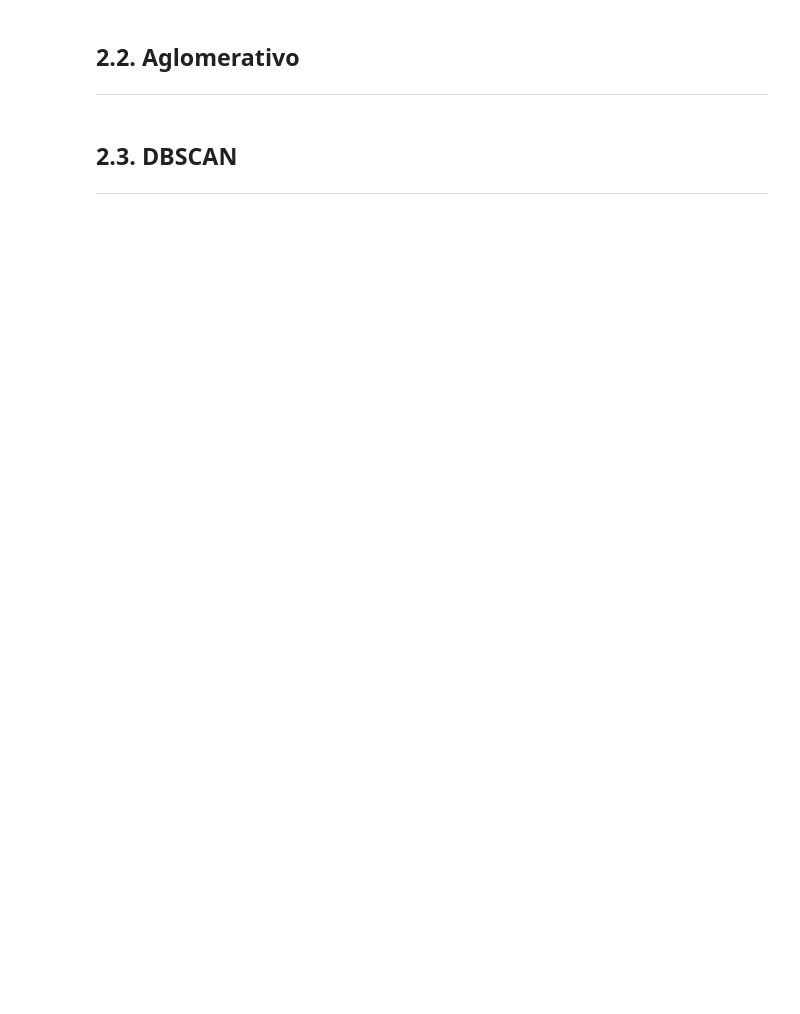
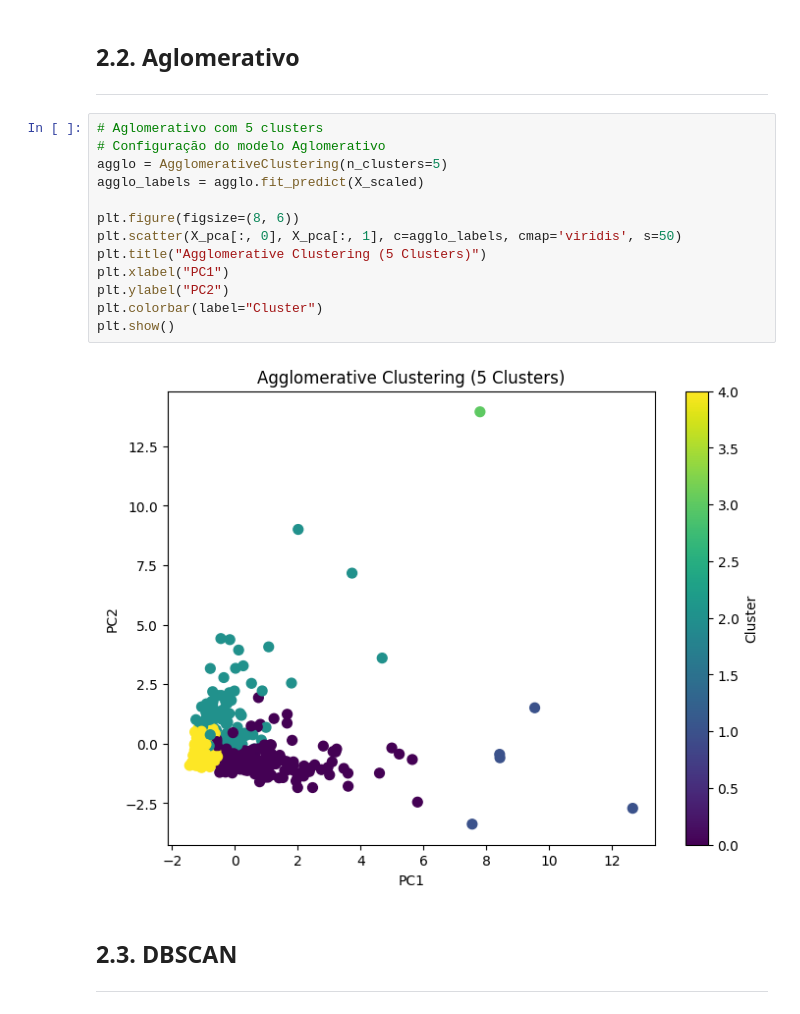
Before and after one commit to KesleyJS/TrabalhoML, a Jupyter notebook: Lista03/Lista3.ipynb, the cells around one changed output. Drawn from its saved outputs; the diff is of its cells as text; blank space fills up the shorter version.

```diff
--- a/Lista03/Lista3.ipynb
+++ b/Lista03/Lista3.ipynb
@@ -69,6 +126,21 @@ df = pd.read_csv('../dataset/WholesaleCustomers.csv')
 # %% [markdown]
 ## 2.2. Aglomerativo
 --------------------
+# %%
+# Aglomerativo com 5 clusters
+# Configuração do modelo Aglomerativo
+agglo = AgglomerativeClustering(n_clusters=5)
+agglo_labels = agglo.fit_predict(X_scaled)
+
+plt.figure(figsize=(8, 6))
+plt.scatter(X_pca[:, 0], X_pca[:, 1], c=agglo_labels, cmap='viridis', s=50)
+plt.title("Agglomerative Clustering (5 Clusters)")
+plt.xlabel("PC1")
+plt.ylabel("PC2")
+plt.colorbar(label="Cluster")
+plt.show()
+# %% [output]
+[figure, added]
 # %% [markdown]
 ## 2.3. DBSCAN
 --------------------
```
Also changed, not shown: parts of 8 cells of this notebook.
